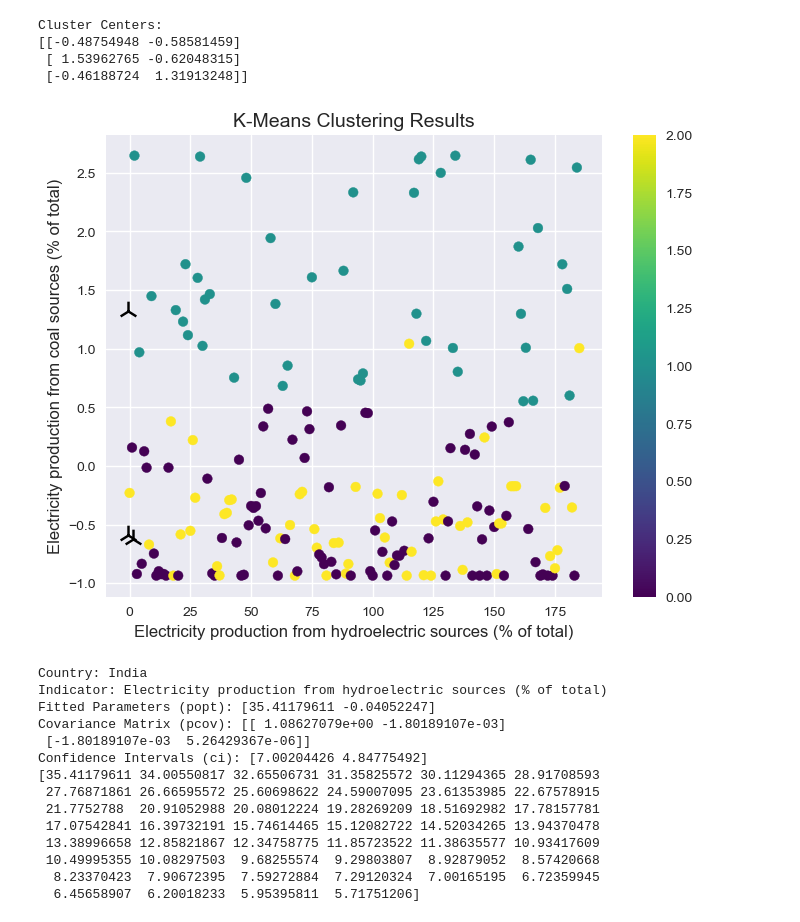
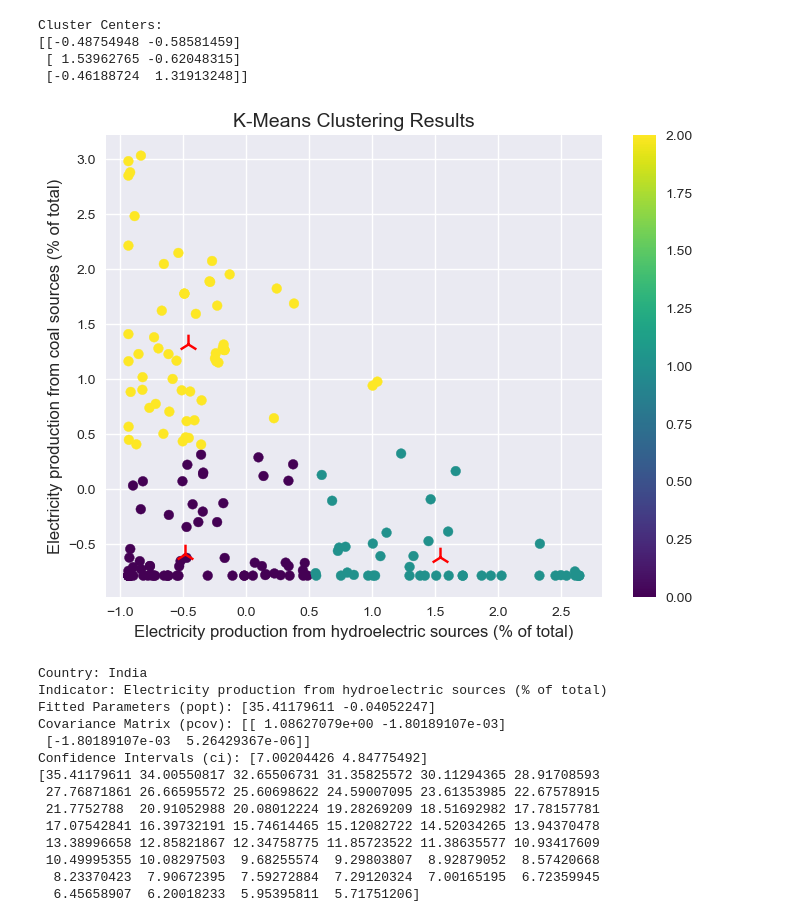
Before and after one commit to sandrabinu3/Clustering_and_Fitting, a Jupyter notebook: Untitled2.ipynb, the cells around one changed output. Saved outputs shown, nothing was run; the diff lists cells and outputs as text; code cells hidden in the pictures.

```diff
--- a/Untitled2.ipynb
+++ b/Untitled2.ipynb
@@ -3,6 +3,7 @@ import pandas as pd
 import numpy as np
 import matplotlib.pyplot as plt
 from sklearn.cluster import KMeans
+from sklearn.metrics import silhouette_score
 from sklearn.preprocessing import StandardScaler
 from scipy import stats
 from scipy.optimize import curve_fit
@@ -51,12 +52,11 @@ def read_file_and_process_data(filename,selected_indicators):
     df_2014_selected = df[df['Indicator Name'].isin(selected_indicators)]
 
     df_2014=df_2014_selected[df_2014_selected['Year']==2014]
-    print(df_2014)
+
     pivoted_data = df_2014.pivot(index='Country', columns='Indicator Name', values='Value')
 
     # Reset the index to flatten the DataFrame
     pivoted_data = pivoted_data.reset_index()
-
     # Select only the columns of interest
     selected_columns = ['Country', 'Electricity production from hydroelectric sources (% of total)',
                          'Electricity production from coal sources (% of total)']
@@ -100,6 +100,7 @@ def normalize_dataframe(df):
     - df_normalized (pd.DataFrame): Normalized dataframe.
     """
     df = df.dropna()
+#     print(df)
     numeric_columns = df.columns[1:]
 
     scaler = StandardScaler()
@@ -108,7 +109,7 @@ def normalize_dataframe(df):
 
     # Create a new DataFrame with normalized values
     df_normalized = pd.DataFrame(normalized_values, columns=numeric_columns)
-
+#     print(df_normalized)
     # Add the 'Country' column back to the DataFrame
     df_normalized['Country'] = df['Country']
 
@@ -116,7 +117,7 @@ def normalize_dataframe(df):
     df_normalized = df_normalized[['Country'] + list(numeric_columns)]
 
 #     df_normalized = pd.DataFrame(scaler.fit_transform(df), columns=df.columns)
-    print(df_normalized)
+    #print(df_normalized)
     return df_normalized
 
 
@@ -138,11 +139,11 @@ def plot_normalized_dataframe(df_normalized):
 
     # Plot the data
     df_normalized.plot(kind='bar', stacked=True, ax=ax)
-    years = np.arange(1980, 2015)
+#     years = np.arange(1980, 2015)
 
     # Customize plot details
-    ax.set_xticks(np.arange(len(years)))
-    ax.set_xticklabels(years, rotation=45, ha='right')
+#     ax.set_xticks(np.arange(len(years)))
+#     ax.set_xticklabels(years, rotation=45, ha='right')
     ax.set_title('Stacked Bar Chart of Normalized Data', fontsize=16)
     ax.set_xlabel('Year', fontsize=14)
     ax.set_ylabel('Value', fontsize=14)
@@ -159,8 +160,15 @@ def plot_normalized_dataframe(df_normalized):
     # Show the plot
     plt.show()
 
+def silhoute_Score(scaled_df):
+    silhouette_scores = []
+    for num_clusters in range(2, 11):
+        kmeans = KMeans(n_clusters=num_clusters, random_state=42)
+        cluster_labels = kmeans.fit_predict(scaled_df)
+        silhouette_scores.append(silhouette_score(scaled_df, cluster_labels))
+    print(silhouette_scores)
 
-def perform_kmeans_clustering(df, num_clusters):
+def perform_kmeans_clustering(num_clusters,df):
     """
     Performs K-Means clustering on the given dataframe.
 
@@ -171,10 +179,19 @@ def perform_kmeans_clustering(df, num_clusters):
     Returns:
     - cluster_labels (np.array): Labels assigned to each data point.
     """
+    print(list(df['Country']))
     kmeans = KMeans(n_clusters=num_clusters, random_state=42)
-    cluster_labels = kmeans.fit_predict(df)
+    cluster_labels = kmeans.fit_predict(df.iloc[:,1:])
+    cluster_centers = kmeans.cluster_centers_
+#     countries = df.iloc[]
 
-    return cluster_labels
+    # Select one country from each cluster
+#     selected_countries = select_one_country_from_each_cluster(cluster_labels, countries)
+
+    # Print the selected countries
+#     print("Selected Countries:", selected_countries)
+
+    return cluster_labels,cluster_centers
 
 
 def plot_clustered_data(df, cluster_labels, cluster_centers):
@@ -204,7 +221,7 @@ def plot_clustered_data(df, cluster_labels, cluster_centers):
 #                          c=cluster_labels, cmap='viridis')
 
     ax.scatter(cluster_centers[:, 0], cluster_centers[:,
-               1], s=200, marker='2', c='black')
+               1], s=200, marker='2', c='red')
 
     ax.set_xlabel(df.columns[0], fontsize=12)
     ax.set_ylabel(df.columns[1], fontsize=12)
@@ -216,6 +233,31 @@ def plot_clustered_data(df, cluster_labels, cluster_centers):
     plt.colorbar(scatter)
     plt.savefig('Clusters.png')
     plt.show()
+
+def select_one_country_from_each_cluster(cluster_labels, countries):
+    """
+    Selects one country from each cluster.
+
+    Parameters:
+    - cluster_labels (np.array): Labels assigned to each data point.
+    - countries (list): List of country names.
+
+    Returns:
+    - selected_countries (list): One country from each cluster.
+    """
+    unique_clusters = np.unique(cluster_labels)
+
+    selected_countries = []
+    for cluster in unique_clusters:
+        # Find indices of countries in the current cluster
+        cluster_indices = np.where(cluster_labels == cluster)[0]
+
+        # Choose one country randomly from the cluster
+        selected_country = np.random.choice(countries[cluster_indices])
+
+        selected_countries.append(selected_country)
+
+    return selected_countries
 
 
 def filter_energy_use_data(filename, countries, indicators, start_year, end_year):
@@ -346,7 +388,7 @@ def predict_future_values(energy_use_data, countries, indicators, start_year, en
         ax.plot(extended_years, predicted_values,
                 label=f"{country} - Predicted", linestyle='--', marker='x',color='indigo')
         ax.fill_between(extended_years, lower_bound, upper_bound,
-                color='yellow', alpha=0.2, label='Confidence Interval')
+                color='yellow', alpha=0.2, label='Error range')
 
         point_at_2025 = predicted_values[-1]
         ax.scatter(2025, point_at_2025, color='green', marker='o')
@@ -370,33 +412,35 @@ def main():
         r"climate_change_wbdata (1).csv",selected_indicators)
 
 
-    selected_countries = ['India', 'United States','European Union']
+#     selected_countries = ['India', 'United States','European Union']
 
 
-    selected_data = clean_and_transposed_df(
-        df_years, selected_countries, selected_indicators)
+#     selected_data = clean_and_transposed_df(
+#         df_years, selected_countries, selected_indicators)
 
 #     print(df_2014_selected)
     normalized_data = normalize_dataframe(melted_2014)
 
     numeric_columns = normalized_data.columns[1:]
 
+    silhoute_Score(normalized_data[numeric_columns])
     num_clusters = 3
-    kmeans = KMeans(n_clusters=num_clusters, random_state=42)
-    cluster_labels = kmeans.fit_predict(normalized_data[numeric_columns])
-    cluster_centers = kmeans.cluster_centers_
+#     kmeans = KMeans(n_clusters=num_clusters, random_state=42)
+#     cluster_labels = kmeans.fit_predict(normalized_data[numeric_columns])
+#     cluster_centers = kmeans.cluster_centers_
+    cluster_labels,cluster_centers=perform_kmeans_clustering(num_clusters,normalized_data)
 
     print("Cluster Centers:")
     print(cluster_centers)
-    plot_clustered_data(normalized_data, cluster_labels, cluster_centers)
+    plot_clustered_data(normalized_data.iloc[:,1:], cluster_labels, cluster_centers)
 
     predict_future_values(r"climate_change_wbdata (1).csv",
                       ['India'],
                       ['Electricity production from hydroelectric sources (% of total)'],
                       1980, 2014, range(2015, 2026))
 
-    plot_normalized_dataframe(normalized_data)
-    return df_2014_selected
+#     plot_normalized_dataframe(normalized_data.iloc[:,1:])
+
 if __name__ == '__main__':
     if os.name == 'posix':
         os.environ['OMP_NUM_THREADS'] = '1'
@@ -424,8 +453,8 @@ if __name__ == '__main__':
 Cluster Centers:
 [[-0.48754948 -0.58581459]
  [ 1.53962765 -0.62048315]
  [-0.46188724  1.31913248]]
-[figure, old version]
+[figure, new version]
 Country: India
 Indicator: Electricity production from hydroelectric sources (% of total)
 Fitted Parameters (popt): [35.41179611 -0.04052247]
```
Also changed, not shown: parts of 1 cell of this notebook, 13 other files.
